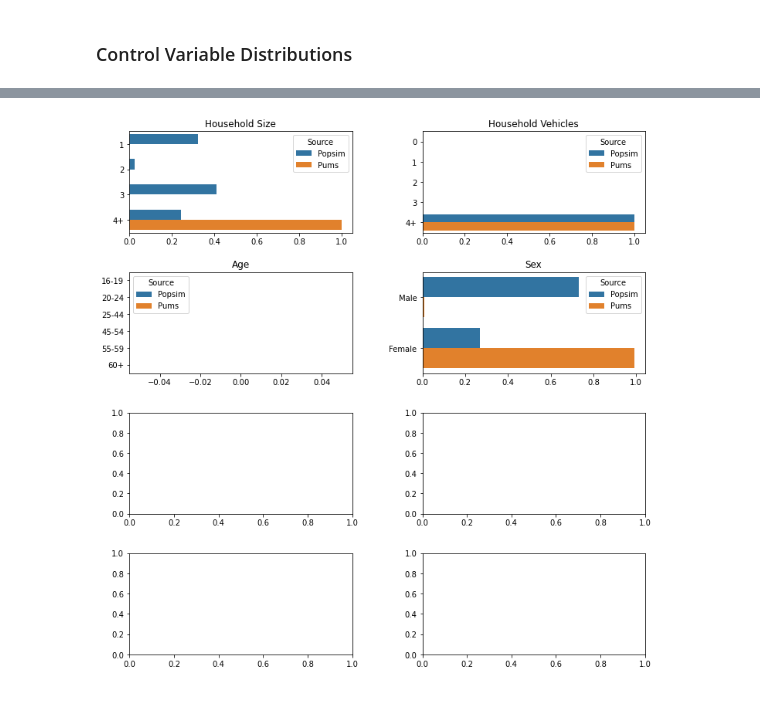
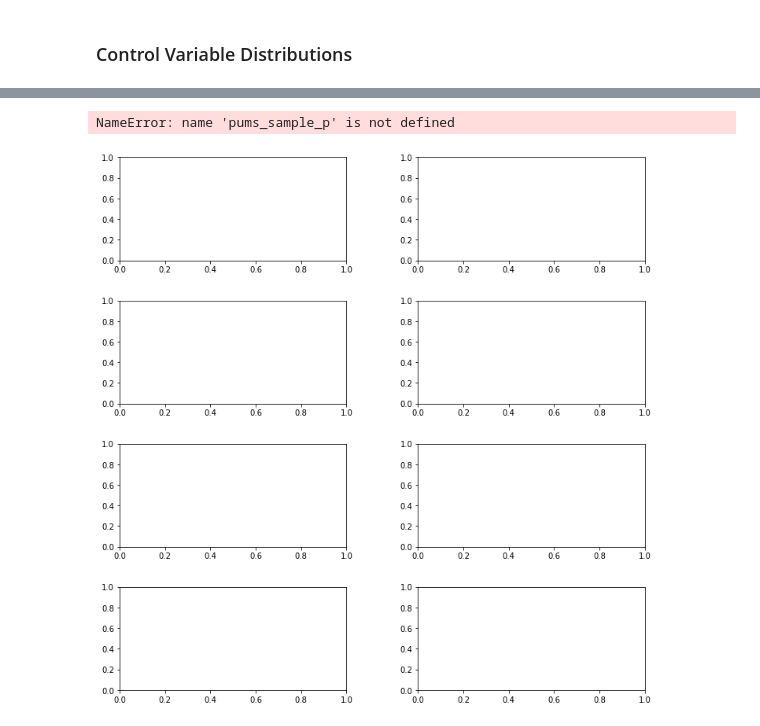
Before and after one commit to zackAemmer/scoot, a Jupyter notebook: compare_synthetic_populations_survey.ipynb, the cells around one changed output, grey strips where cells are left out. Drawn from its saved outputs; the diff is of its cells as text; code cells hidden in the pictures.

```diff
--- a/compare_synthetic_populations_survey.ipynb
+++ b/compare_synthetic_populations_survey.ipynb
@@ -51,7 +44,7 @@ tract_control_totals = pd.read_csv(f"{path}/../combined_stats/tract_control_tota
 geos = pd.read_csv(f"{path}/../../../data/TIGER/msa_puma_tract_join.csv")
 labels = pd.read_csv(f"{path}/../configs/controls.csv")
 # %%
-random_tracts = tract_control_totals.sample(1)
+random_tracts = tract_control_totals.sample(5)
 
 tract_geoids = []
 var_names = []
@@ -96,38 +101,39 @@ random_tract_comparisons
 fig, axes = plt.subplots(nrows=4, ncols=2, figsize=(10,10))
 fig.tight_layout(h_pad=3, w_pad=6)
 
-var_list = ['PINCP','AGEP','SEX','SCHL']
+var_list = ['Income','Age','Sex','Education']
 
 for i,var in enumerate(var_list):
     # Handle household-level variables
     # if var in ['NP','VEH']:
     #     pums_counts = list(get_bin_counts(pums_sample_h[var],bin_list[i])/sum(get_bin_counts(pums_sample_h[var],bin_list[i])))
     #     popsim_counts = list(get_bin_counts(popsim_sample_h[var],bin_list[i])/sum(get_bin_counts(popsim_sample_h[var],bin_list[i])))
 
     # Handle tables where ACS tabulates NAs different than PUMS
     if var =='SCHL':
         over_24_pums_sample = pums_sample_p[pums_sample_p['AGEP']>=25]
         pums_counts = list(get_bin_counts(over_24_pums_sample[var],bin_list[i])/sum(get_bin_counts(over_24_pums_sample[var],bin_list[i])))
         over_24_popsim_sample = popsim_sample_p[popsim_sample_p['AGEP']>=25] # Change to this after fixing SCHL >24 input controls
         over_24_popsim_sample = popsim_sample_p
         popsim_counts = list(get_bin_counts(over_24_popsim_sample[var],bin_list[i])/sum(get_bin_counts(over_24_popsim_sample[var],bin_list[i])))
 
     # Otherwise handle plain person-level variables
     else:
         pums_counts = list(get_bin_counts(pums_sample_p[var],bin_list[i])/sum(get_bin_counts(pums_sample_p[var],bin_list[i])))
         popsim_counts = list(get_bin_counts(popsim_sample_p[var],bin_list[i])/sum(get_bin_counts(popsim_sample_p[var],bin_list[i])))
 
     # Bring together bin counts to make barplot
     sampled_counts = pd.DataFrame()
     sampled_counts['density'] = popsim_counts + pums_counts
     sampled_counts['Source'] = ['Popsim' for i in range(1,len(bin_list[i]))] + ['Pums' for i in range(1,len(bin_list[i]))]
     sampled_counts['Group'] = bin_names_list[i]*2
     sns.barplot(x="density", y="Group", hue="Source", data=sampled_counts, ax=axes.flatten()[i], orient='h')
     axes.flatten()[i].set_title(var_names_list[i])
     axes.flatten()[i].set_xlabel(None)
     axes.flatten()[i].set_ylabel(None)
 # %% [output]
+NameError: name 'pums_sample_p' is not defined
-[figure, old version]
+[figure, new version]
 # %%
 fig
 # %%
```
Also changed, not shown: parts of 3 cells of this notebook, 1 other file.
